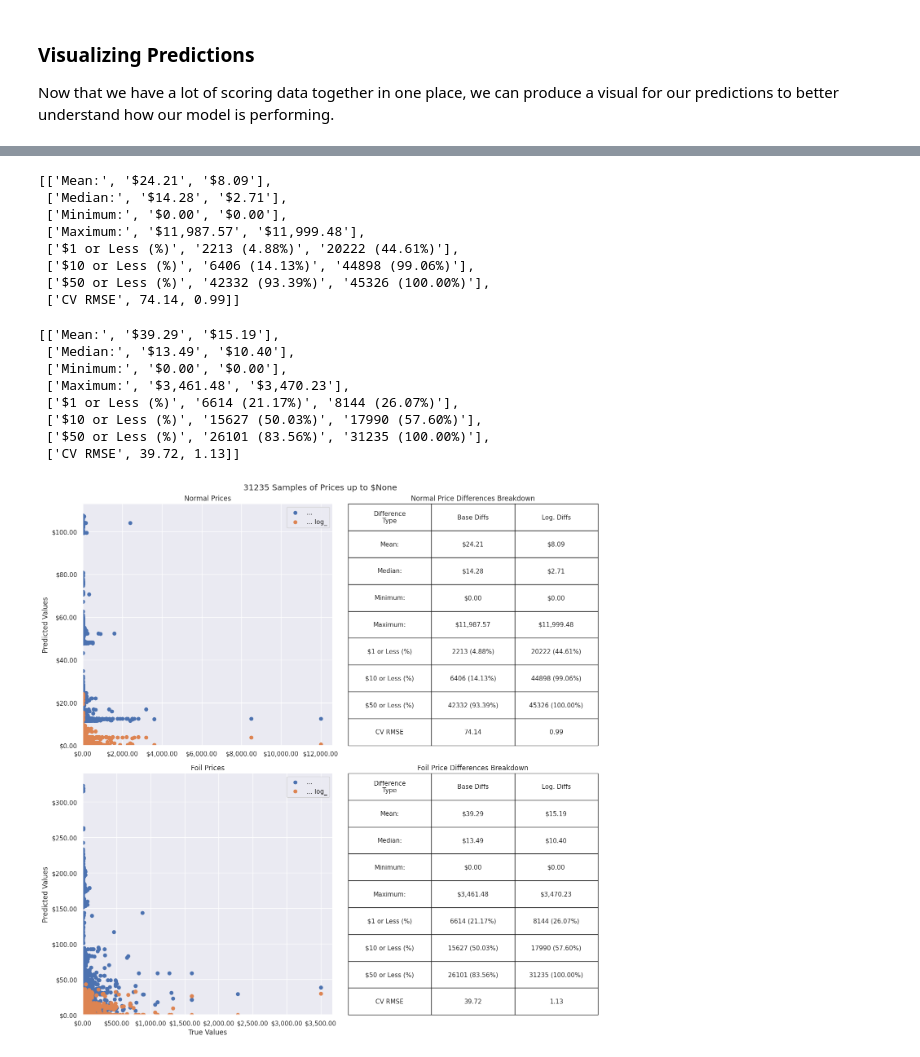
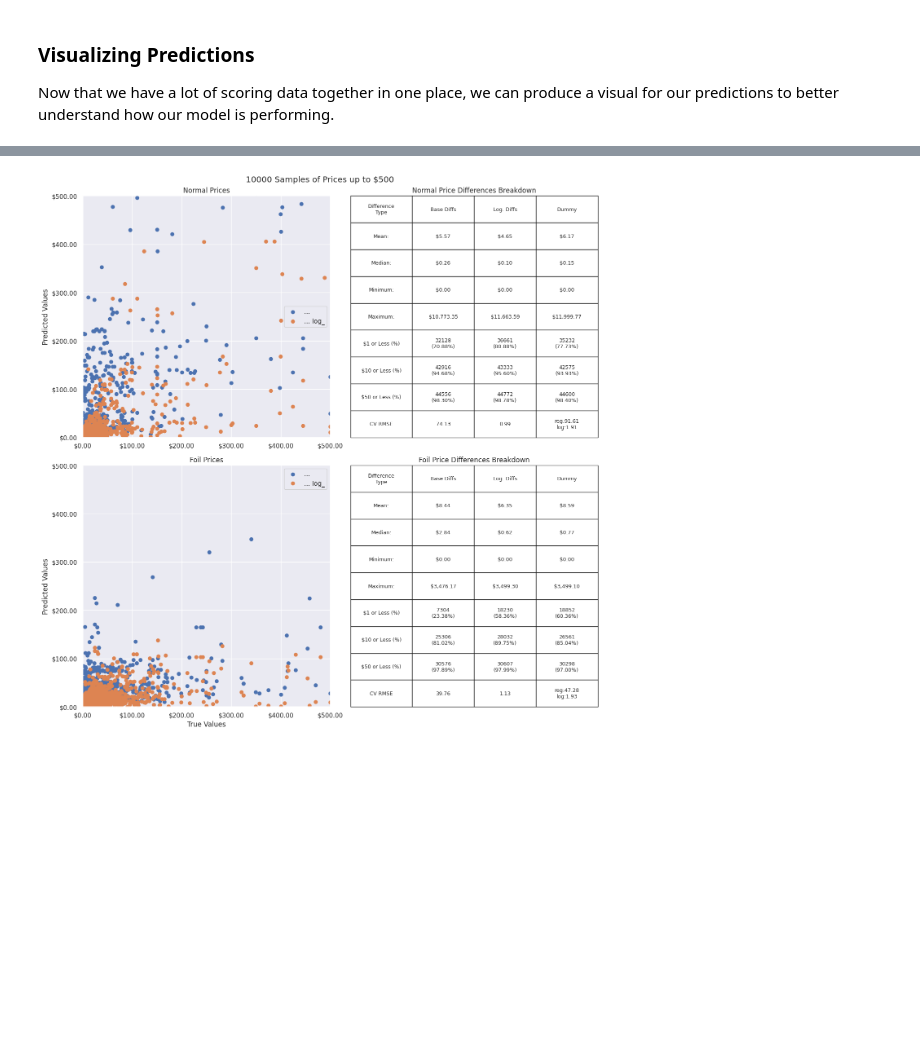
Before and after one commit to ParkedHampster/Spell-Trends, a Jupyter notebook: 2_Modeling.ipynb, the cells around one changed output, grey strips where cells are left out. Cells and saved outputs as stored; diff of their text form; code cells hidden in the pictures; blank space fills up the shorter version.

Commit message:
add dummy model to validation checks update README outline begin result analysis prep for retroactive model processing prep for final testing

```diff
--- a/2_Modeling.ipynb
+++ b/2_Modeling.ipynb
@@ -1105,15 +1145,15 @@ ax.scatter(
 # %%
 fig, ax = plt.subplots(2,2,figsize=(14,14),sharey=False)
 
-_upper_limit = None
-_samps = None
+_upper_limit = 500
+_samps = 10000
 _tb_headers = [
-    'Difference\nType','Base Diffs','Log. Diffs'
+    'Difference\nType','Base Diffs','Log. Diffs','Dummy'
     ]
 for i, (_finish,_df) in enumerate(scorers.items()):
     _df_len = len(_df)
     if _samps == None:
-        _n_samples = len(_df)
+        _n_samples = _df_len
     else:
         _n_samples = _samps
     _sampled_df = _df.sample(_n_samples,random_state=13)
@@ -1133,11 +1173,14 @@ for i, (_finish,_df) in enumerate(scorers.items()):
             ['$50 or Less (%)'],
             ['CV RMSE']
         ]
-    for _prefix in ["","log_"]:
-        ax[i][0].scatter(
-            X,_sampled_df[f"{_prefix}pred"],
-            label=f"... {_prefix}"
-        )
+    for j, _prefix in enumerate(["","log_","dumy_"]):
+        # skip doing a scatter plot if the dummy preds
+        # are the active ones
+        if j<2:
+            ax[i][0].scatter(
+                X,_sampled_df[f"{_prefix}pred"],
+                label=f"... {_prefix}"
+            )
         _dif_typ = f'{_prefix}diff'
 
         # mean, median, min, and max differences per type
@@ -1150,67 +1193,62 @@ for i, (_finish,_df) in enumerate(scorers.items()):
         # predictions are within 1, 10, and 50 dollars
         # of the true value
         _table[4].append(f"""{
-            (_l1:=len(_df[_df[_dif_typ]<=1]))
-            } ({(_l1 / _df_len)*100 :,.2f}%)""")
+            (_l1:=len(_df[abs(_df[_dif_typ])<=1]))
+            }\n({(_l1 / _df_len)*100 :,.2f}%)""")
         _table[5].append(f"""{
-            (_l10:=len(_df[_df[_dif_typ]<=10]))
-            } ({(_l10 / _df_len)*100 :,.2f}%)""")
+            (_l10:=len(_df[abs(_df[_dif_typ])<=10]))
+            }\n({(_l10 / _df_len)*100 :,.2f}%)""")
         _table[6].append(f"""{
-            (_l50:=len(_df[_df[_dif_typ]<=50]))
-            } ({(_l50 / _df_len)*100 :,.2f}%)""")
+            (_l50:=len(_df[abs(_df[_dif_typ])<=50]))
+            }\n({(_l50 / _df_len)*100 :,.2f}%)""")
     _table[7].extend(
         [
             round(-models[f'{_finish}'].best_score_,2),
             round(-models[f'log_{_finish}'].best_score_,2),
+            f"""reg:{round(
+                mean_squared_error(
+                    _df['true'],
+                    _df['dumy_pred'],
+                    squared=False
+                ),2
+            )}\nlog:{
+            round(
+                mean_squared_error(
+                    np.log(_df['true']),
+                    np.log(_df['dumy_pred']),
+                    squared=False
+                ),2
+            )}""",
         ]
     )
     ax[i][0].set(
         ylabel='Predicted Values',
         xlim=(0,_upper_limit),
         ylim=(0,_upper_limit)
     )
     ax[i][0].xaxis.set_major_formatter('${x:,.2f}')
     ax[i][0].yaxis.set_major_formatter('${x:,.2f}')
     ax[i][0].legend()
-    display(
-        _table
-    )
     ax[i][1].table(
         _table,
         colLabels=_tb_headers,
         cellLoc='center',
         bbox=[0,0,1,1]
         )
     ax[i][1].grid(False)
     ax[i][1].axis('off')
     ax[i][1].set(
         title=f"{_type} Price Differences Breakdown"
     )
 
 ax[-1][0].set(
     xlabel='True Values'
 )
 
 plt.suptitle(
     f"{_n_samples} Samples of Prices up to ${_upper_limit}"
 )
 
 plt.tight_layout()
 # %% [output]
-[['Mean:', '$24.21', '$8.09'],
- ['Median:', '$14.28', '$2.71'],
- ['Minimum:', '$0.00', '$0.00'],
- ['Maximum:', '$11,987.57', '$11,999.48'],
- ['$1 or Less (%)', '2213 (4.88%)', '20222 (44.61%)'],
- ['$10 or Less (%)', '6406 (14.13%)', '44898 (99.06%)'],
- ['$50 or Less (%)', '42332 (93.39%)', '45326 (100.00%)'],
- ['CV RMSE', 74.14, 0.99]]
-[['Mean:', '$39.29', '$15.19'],
- ['Median:', '$13.49', '$10.40'],
- ['Minimum:', '$0.00', '$0.00'],
- ['Maximum:', '$3,461.48', '$3,470.23'],
- ['$1 or Less (%)', '6614 (21.17%)', '8144 (26.07%)'],
- ['$10 or Less (%)', '15627 (50.03%)', '17990 (57.60%)'],
- ['$50 or Less (%)', '26101 (83.56%)', '31235 (100.00%)'],
- ['CV RMSE', 39.72, 1.13]]
-[figure, old version]
+[figure, new version]
```
Also changed, not shown: parts of 8 cells of this notebook, 1 other file.
